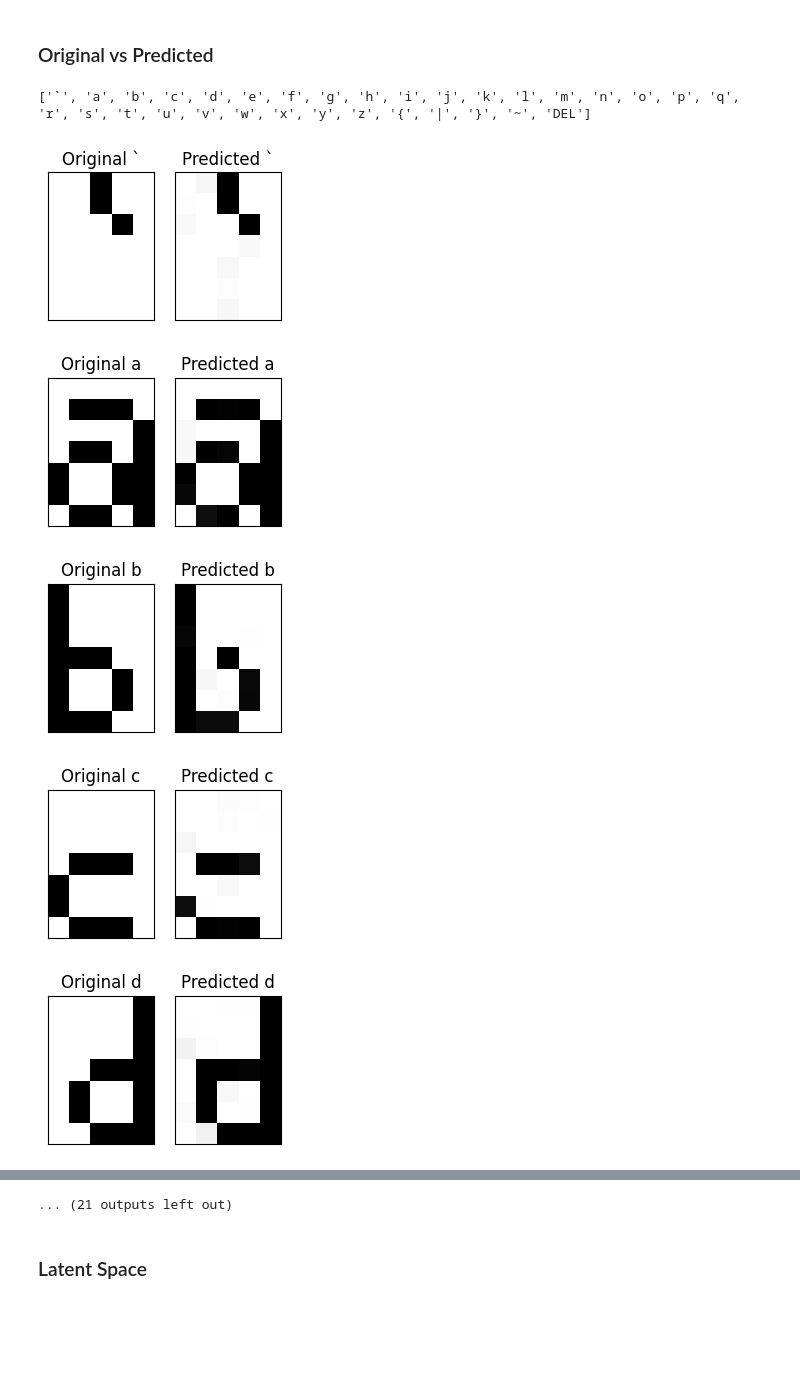
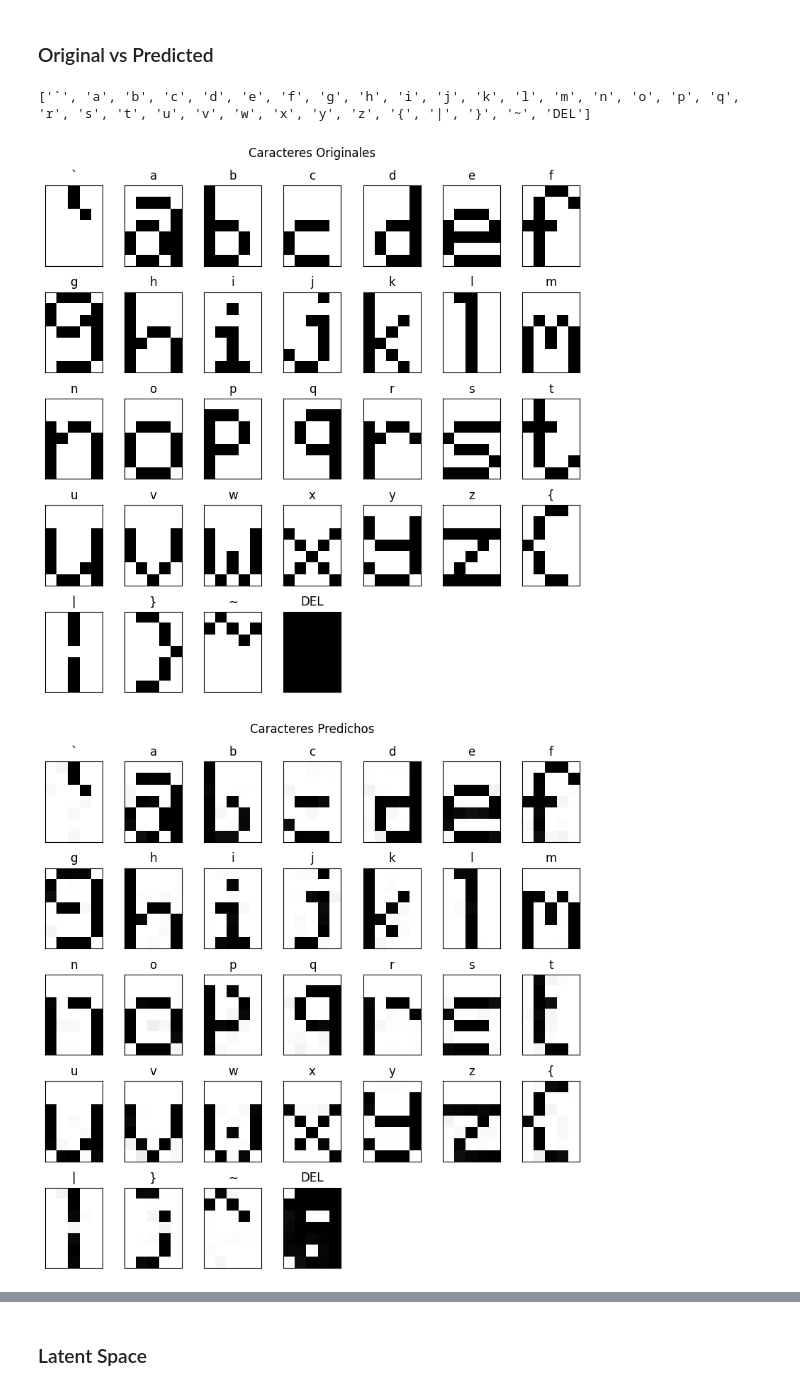
Before and after one commit to Ian-Arnott/TPs-SIA, a Jupyter notebook: Tp5/ej1_a.ipynb, the cells around one changed output, grey strips where cells are left out. Saved outputs shown, nothing was run; the diff lists cells and outputs as text; code cells hidden in the pictures; blank space fills up the shorter version.

Commit message:
New character plot layout

```diff
--- a/Tp5/ej1_a.ipynb
+++ b/Tp5/ej1_a.ipynb
@@ -70,6 +70,28 @@ mse_list.append(error)
 # plt.show()
 # %% [markdown]
 ### Original vs Predicted
+# %%
+def plot_bitmap_matrix_2(matrix_list, character_list, title):
+    num_plots = len(matrix_list)
+    num_rows = int(np.sqrt(num_plots))
+    num_cols = int(np.ceil(num_plots / num_rows))
+
+    fig, axes = plt.subplots(num_rows, num_cols, figsize=(8, 8))
+
+    for i in range(num_rows):
+        for j in range(num_cols):
+            index = i * num_cols + j
+            if index < num_plots:
+                axes[i, j].imshow(matrix_list[index], cmap='binary', interpolation='none', vmin=0, vmax=1)
+                axes[i, j].set_title(character_list[index])
+                axes[i, j].set_xticks([])
+                axes[i, j].set_yticks([])
+            else:
+                fig.delaxes(axes[i, j])  # Elimina los ejes si no hay más plots
+
+    plt.suptitle(title)
+    plt.tight_layout()
+    plt.show()
 # %%
 def plot_bitmap_matrix(original, predicted, character):
     # Crear un heatmap con imshow de matplotlib
@@ -104,38 +113,33 @@ def plot_bitmap_matrix(original, predicted, character):
 # %%
 characters = list(bitmapDict.keys())
 print(characters)
 
 latent_spaces = []
+input_matrix_list = []
+output_matrix_list = []
 for c in range(len(characters)):
     input_bitmap = []
     output_bitmap = []
 
     # X es una lista de listas de -listas con un solo elemento-
     for i in range(len(X[c])):
         input_bitmap.append(X[c][i][0])
-    input_bitmap_matrix = bitmap_as_matrix(input_bitmap)
+    input_matrix_list.append(bitmap_as_matrix(input_bitmap))
 
     # El espacio latente es la salida de la "capa 6"
     outputs, raw_latent_space = predict_with_layer_value(autoencoder, X[c], 6)
     latent_spaces.append((raw_latent_space[0][0], raw_latent_space[1][0]))
 
     for output in outputs:
         # Para tanh, deberia ser "1 if num[0] > 0 else 0"?
         output_bitmap.append(output[0])
 
-    output_bitmap_matrix = bitmap_as_matrix(output_bitmap)
+    output_matrix_list.append(bitmap_as_matrix(output_bitmap))
 
-    # Marcamos en gris los pixeles que cambiaron
-    # for i in range(len(output_bitmap_matrix)):
-    #     for j in range(len(output_bitmap_matrix[i])):
-    #         if output_bitmap_matrix[i][j] != input_bitmap_matrix[i][j]:
-    #             output_bitmap_matrix[i][j] = 0.3
 
-    plot_bitmap_matrix(input_bitmap_matrix, output_bitmap_matrix, characters[c])
+plot_bitmap_matrix_2(input_matrix_list, characters, "Caracteres Originales")
+plot_bitmap_matrix_2(output_matrix_list, characters, "Caracteres Predichos")
 # %% [output]
 ['`', 'a', 'b', 'c', 'd', 'e', 'f', 'g', 'h', 'i', 'j', 'k', 'l', 'm', 'n', 'o', 'p', 'q', 'r', 's', 't', 'u', 'v', 'w', 'x', 'y', 'z', '{', '|', '}', '~', 'DEL']
-[figure, old version]
+[figure, new version]
-[figure, old version]
+[figure, new version]
-[figure, removed]
-[figure, removed]
-[figure, removed]
@@ -148,4 +146,3 @@ for c in range(len(characters)):
-... (21 outputs left out)
 # %% [markdown]
 ### Latent Space
 # %%
```
Also changed, not shown: parts of 2 cells of this notebook.
